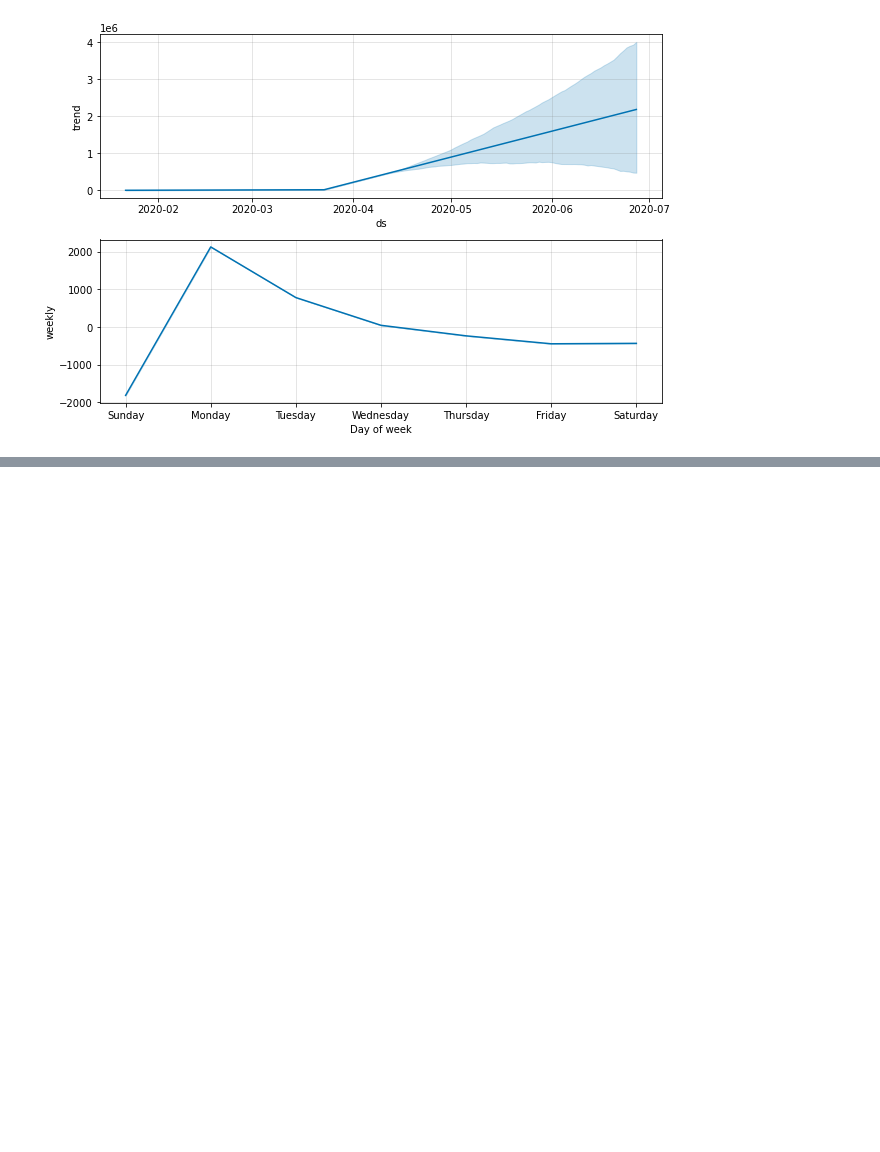
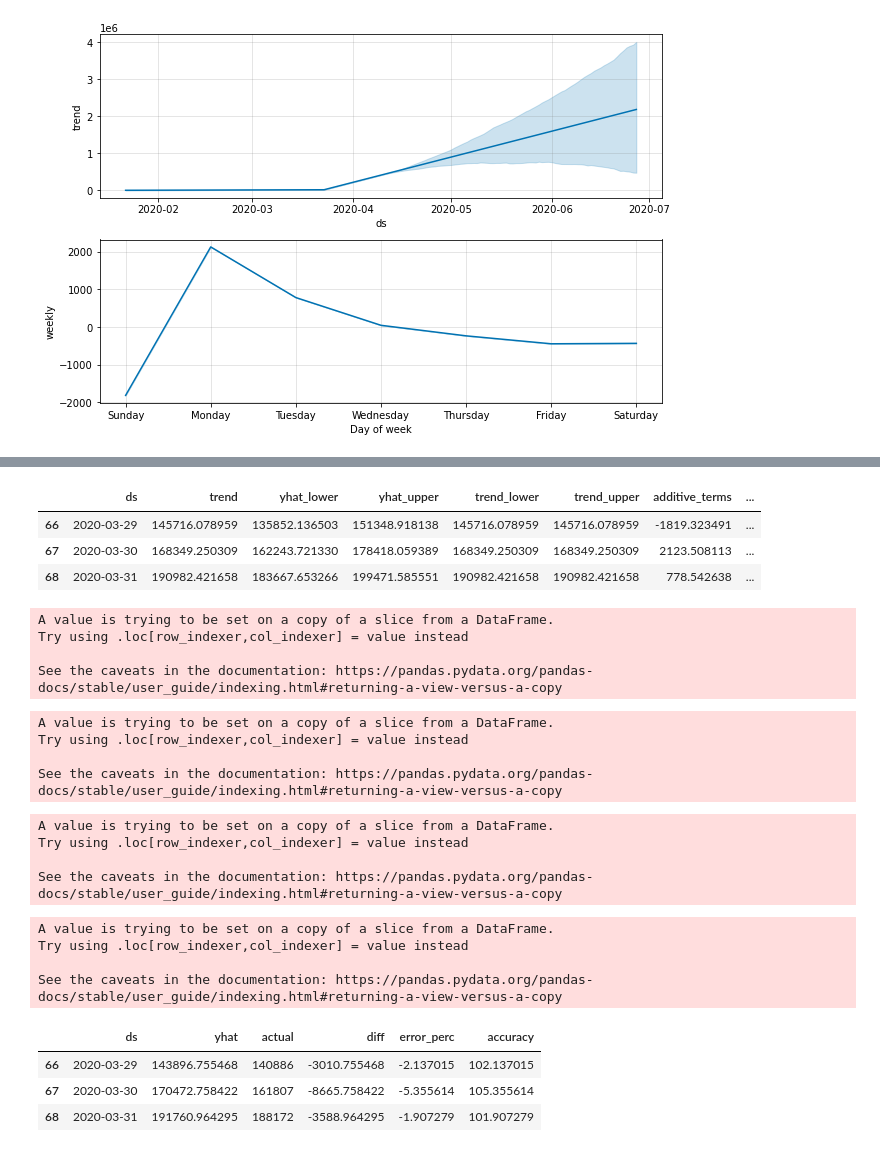
Before and after one commit to synaplasticity/fbprop, a Jupyter notebook: covaid-19-notebook-US.ipynb, the cells around one changed output, grey strips where cells are left out. Cells and saved outputs as stored; diff of their text form; code cells hidden in the pictures; blank space fills up the shorter version.

Commit message:
added simple error function

```diff
--- a/covaid-19-notebook-US.ipynb
+++ b/covaid-19-notebook-US.ipynb
@@ -108,0 +129,2 @@ py.iplot(fig)
+# %%
+f_validate = forecast.copy()
@@ -108,0 +151,47 @@ py.iplot(fig)
+# %%
+s_date = pd.to_datetime('2020-03-29')
+e_date = pd.to_datetime('2020-03-31')
+# %%
+f_validate = f_validate.loc[(f_validate['ds'] >= s_date) & (f_validate['ds'] <= e_date)]
+# %%
+f_validate
+# %% [output]
+|  | ds | trend | yhat_lower | yhat_upper | trend_lower | trend_upper | additive_terms | ... |
+| 66 | 2020-03-29 | 145716.078959 | 135852.136503 | 151348.918138 | 145716.078959 | 145716.078959 | -1819.323491 | ... |
+| 67 | 2020-03-30 | 168349.250309 | 162243.721330 | 178418.059389 | 168349.250309 | 168349.250309 | 2123.508113 | ... |
+| 68 | 2020-03-31 | 190982.421658 | 183667.653266 | 199471.585551 | 190982.421658 | 190982.421658 | 778.542638 | ... |
+# %%
+f_validate['actual'] = [140886,161807,188172]
+# %% [output]
+A value is trying to be set on a copy of a slice from a DataFrame.
+Try using .loc[row_indexer,col_indexer] = value instead
+
+See the caveats in the documentation: https://pandas.pydata.org/pandas-docs/stable/user_guide/indexing.html#returning-a-view-versus-a-copy
+# %%
+f_validate['diff'] = f_validate['actual'] - f_validate['yhat']
+# %% [output]
+A value is trying to be set on a copy of a slice from a DataFrame.
+Try using .loc[row_indexer,col_indexer] = value instead
+
+See the caveats in the documentation: https://pandas.pydata.org/pandas-docs/stable/user_guide/indexing.html#returning-a-view-versus-a-copy
+# %%
+f_validate['error_perc'] = (f_validate['diff'] / f_validate['actual'] ) * 100
+# %% [output]
+A value is trying to be set on a copy of a slice from a DataFrame.
+Try using .loc[row_indexer,col_indexer] = value instead
+
+See the caveats in the documentation: https://pandas.pydata.org/pandas-docs/stable/user_guide/indexing.html#returning-a-view-versus-a-copy
+# %%
+f_validate['accuracy'] = 100 - f_validate['error_perc']
+# %% [output]
+A value is trying to be set on a copy of a slice from a DataFrame.
+Try using .loc[row_indexer,col_indexer] = value instead
+
+See the caveats in the documentation: https://pandas.pydata.org/pandas-docs/stable/user_guide/indexing.html#returning-a-view-versus-a-copy
+# %%
+f_validate[['ds', 'yhat', 'actual', 'diff', 'error_perc', 'accuracy']]
+# %% [output]
+|  | ds | yhat | actual | diff | error_perc | accuracy |
+| 66 | 2020-03-29 | 143896.755468 | 140886 | -3010.755468 | -2.137015 | 102.137015 |
+| 67 | 2020-03-30 | 170472.758422 | 161807 | -8665.758422 | -5.355614 | 105.355614 |
+| 68 | 2020-03-31 | 191760.964295 | 188172 | -3588.964295 | -1.907279 | 101.907279 |
```
Also changed, not shown: parts of 2 cells of this notebook, 1 other file.
